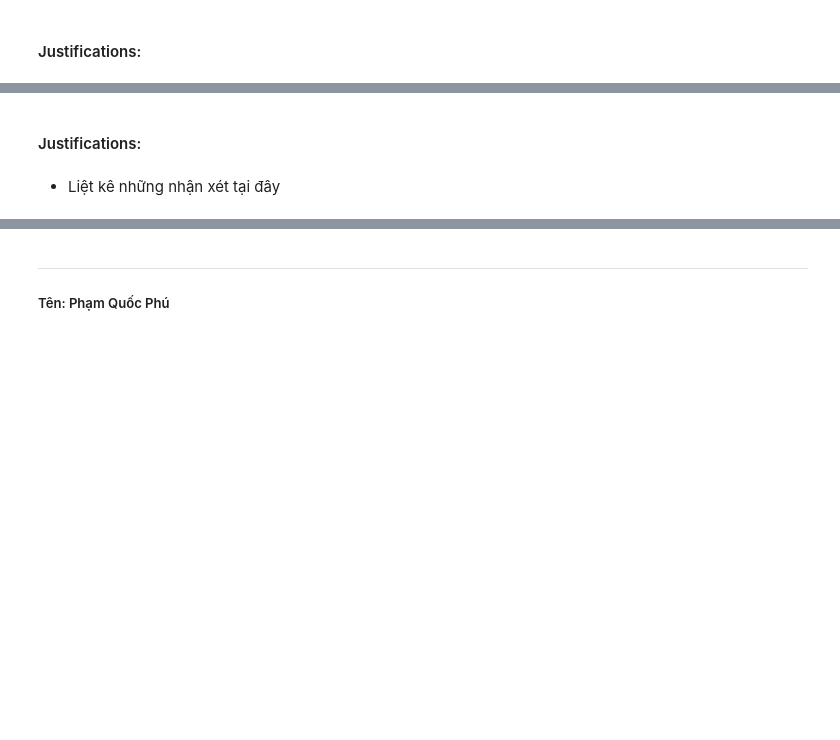
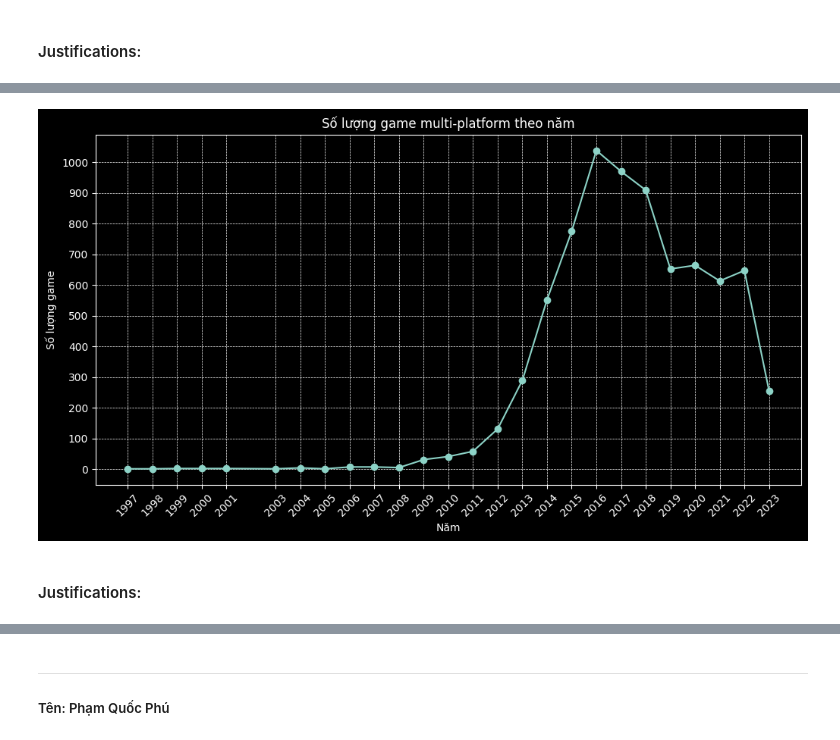
Before and after one commit to ThxgHntr/steam-games-data-analysis, a Jupyter notebook: final_project.ipynb, the cells around one changed output, grey strips where cells are left out. Drawn from its saved outputs; the diff is of its cells as text; code cells hidden in the pictures; blank space fills up the shorter version.

```diff
--- a/final_project.ipynb
+++ b/final_project.ipynb
@@ -481,0 +488,15 @@ df_merge_2[df_merge_2['positive_ratio'] > 90].sort_values(by='price_final', asce
+# %%
+# Filter the DataFrame for multi-platform games
+multi_platform = df_merge_2[(df_merge_2['win'] == True) &
+                            (df_merge_2['mac'] == True) &
+                            (df_merge_2['linux'] == True) &
+                            (df_merge_2['steam_deck'] == True)].copy()
+
+# Add a new column for the release year
+multi_platform.loc[:, 'year'] = multi_platform['date_release'].dt.year
+
+# Group by year and count the number of occurrences
+multi_platform_year = multi_platform.groupby('year').size()
+
+# Display the result
+multi_platform_year
@@ -482,4 +521,13 @@ df_merge_2[df_merge_2['positive_ratio'] > 90].sort_values(by='price_final', asce
+# %%
+# draw plot for multi-platform games
+plt.figure(figsize=(12, 6))
+plt.plot(multi_platform_year.index, multi_platform_year.values, marker='o')
+setPltLabels('Năm', 'Số lượng game', 'Số lượng game multi-platform theo năm')
+plt.xticks(ticks=multi_platform_year.index, rotation=45)
+plt.yticks(ticks=range(0, multi_platform_year.max() + 1, 100))
+plt.grid(True, which='both', linestyle='--', linewidth=0.5)
+plt.show()
+# %% [output]
+[figure, added]
 # %% [markdown]
 #### Justifications:
-# %% [markdown]
-- Liệt kê những nhận xét tại đây
```
Also changed, not shown: parts of 12 cells of this notebook.
